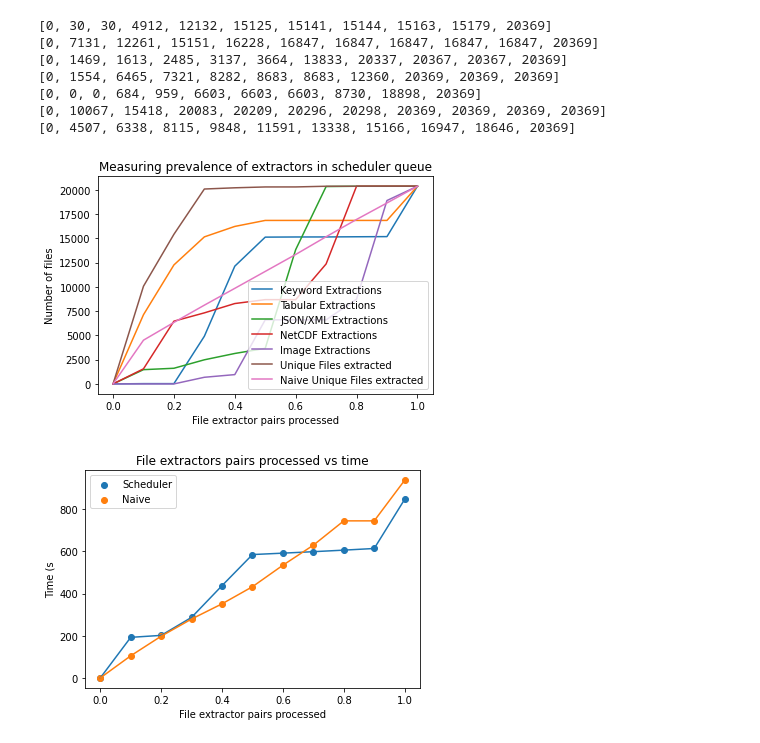
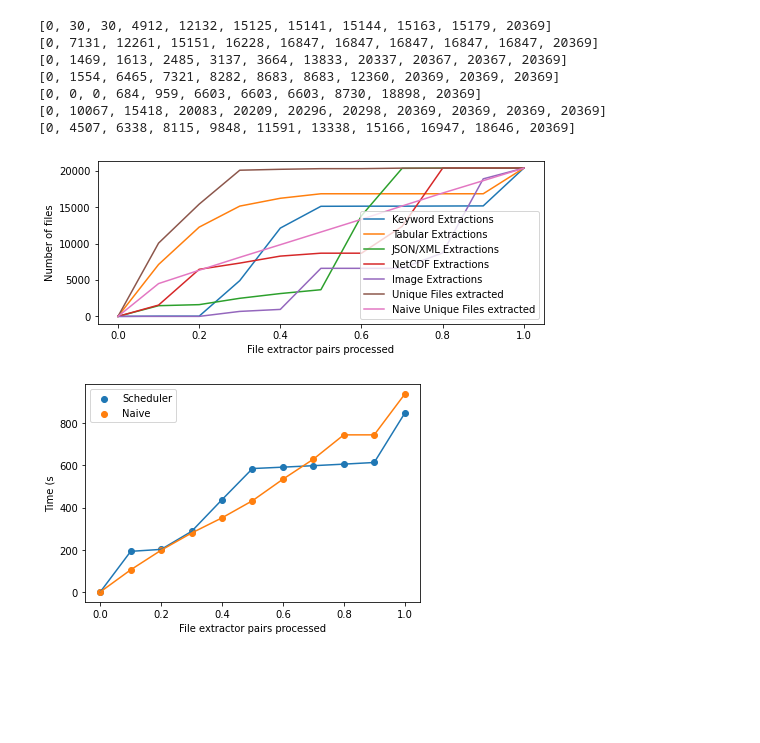
Before and after one commit to xtracthub/xtract-sampler, a Jupyter notebook: Scheduler/dequeue_analysis.ipynb, the cells around one changed output. Saved outputs shown, nothing was run; the diff lists cells and outputs as text; code cells hidden in the pictures; blank space fills up the shorter version.

```diff
--- a/Scheduler/dequeue_analysis.ipynb
+++ b/Scheduler/dequeue_analysis.ipynb
@@ -398,3 +399,27 @@ print(baseline_cum_completeness)
 [   0.          130.89188636  324.43718925  416.8690795   445.2544741
   512.50140923  658.27262157  739.29916758  952.37054473 1037.59401861
  1158.89943781]
+# %%
+print(len(readability_total[.1]))
+
+cum_readability = np.zeros(len(readability_total))
+
+cum_sum = 0
+for idx, key in enumerate(readability_total):
+	normalized_readability = np.array(readability_total[key]) / 100
+	cum_sum = np.sum(normalized_readability)
+	cum_readability[idx] = cum_sum
+
+print(cum_readability)
+
+print(len(baseline_readability_total[.1]))
+
+baseline_cum_readability = np.zeros(len(baseline_readability_total))
+
+baseline_cum_sum = 0
+for idx, key in enumerate(baseline_readability_total):
+	baseline_normalized_readability = np.array(baseline_readability_total[key]) / 100
+	baseline_cum_sum = np.sum(baseline_normalized_readability)
+	baseline_cum_readability[idx] = baseline_cum_sum
+
+print(baseline_cum_readability)
@@ -513,21 +554,22 @@ print(baseline_file_count_list)
 [0, 10067, 15418, 20083, 20209, 20296, 20298, 20369, 20369, 20369, 20369]
 [0, 4507, 6338, 8115, 9848, 11591, 13338, 15166, 16947, 18646, 20369]
 # %%
+plt.figure(figsize=(8, 3))
 plt.plot(X, keyword_count, label="Keyword Extractions")
 plt.plot(X, tabular_count, label="Tabular Extractions")
 plt.plot(X, jsonxml_count, label="JSON/XML Extractions")
 plt.plot(X, netcdf_count, label="NetCDF Extractions")
 plt.plot(X, image_count, label="Image Extractions")
 plt.plot(X, file_count_list, label="Unique Files extracted")
 plt.plot(X, baseline_file_count_list, label="Naive Unique Files extracted")
 
-plt.title("Measuring prevalence of extractors in scheduler queue")
+#plt.title("Measuring prevalence of extractors in scheduler queue")
 plt.xlabel("File extractor pairs processed")
 plt.ylabel("Number of files")
 plt.legend()
 plt.show()
 # %% [output]
-[figure, old version]
+[figure, new version]
 # %%
 Threshold = [0, 0.1, 0.2, 0.3, 0.4, 0.5, 0.6, 0.7, 0.8, 0.9, 1]
 Time = [0, 192.54913187026978, 201.7842311859131, 287.3370723724365, 437.8477611541748,  585.3103694915771, 591.996896982193, 598.9227044582367, 606.2875552177429, 614.1233706474304, 847.380571603775]
@@ -538,8 +580,8 @@ plt.scatter(Threshold, baseline_Time, label="Naive")
 plt.plot(Threshold, baseline_Time)
 plt.xlabel("File extractor pairs processed")
 plt.ylabel("Time (s")
-plt.title("File extractors pairs processed vs time")
+#plt.title("File extractors pairs processed vs time")
 plt.legend()
 plt.show()
 # %% [output]
-[figure, old version]
+[figure, new version]
```
Also changed, not shown: parts of 5 cells of this notebook, 2 other files.
